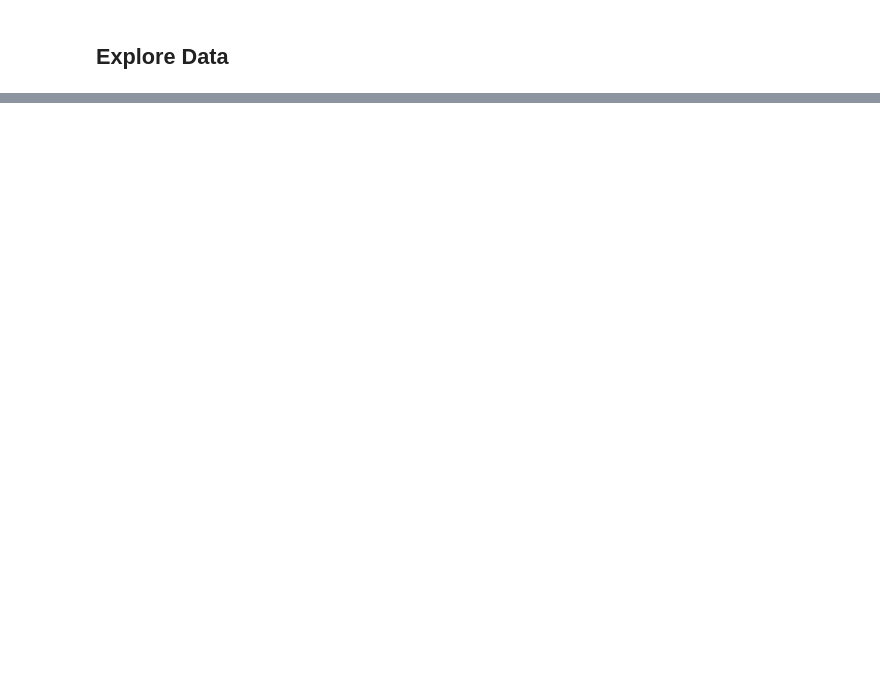
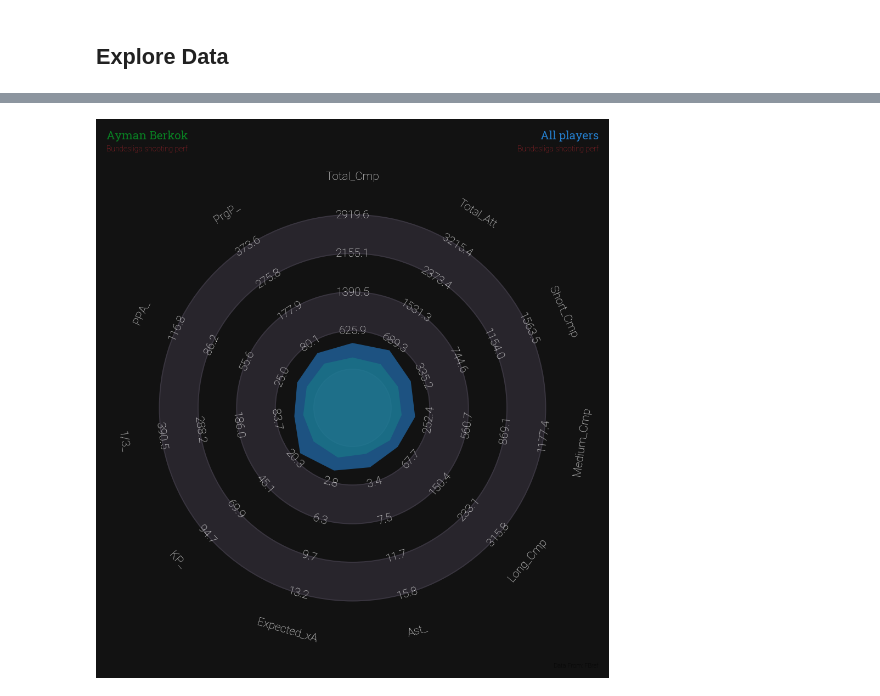
Before and after one commit to moyassinee/PlayerPerfAnalysis, a Jupyter notebook: notebooks/PlayerScouting.ipynb, the cells around one changed output, grey strips where cells are left out. Saved outputs shown, nothing was run; the diff lists cells and outputs as text; code cells hidden in the pictures; blank space fills up the shorter version.

```diff
--- a/notebooks/PlayerScouting.ipynb
+++ b/notebooks/PlayerScouting.ipynb
@@ -134,0 +102,58 @@ param_labels = radar.draw_param_labels(ax=ax, fontsize=15,
+# %%
+URL4 = 'https://raw.githubusercontent.com/googlefonts/roboto/main/src/hinted/Roboto-Thin.ttf'
+robotto_thin = FontManager(URL4)
+URL5 = ('https://raw.githubusercontent.com/google/fonts/main/apache/robotoslab/'
+    'RobotoSlab%5Bwght%5D.ttf')
+robotto_bold = FontManager(URL5)
+params = ayman_passing_df.columns.tolist()
+
+
+min_range = all_passing_radar_temp[params].min().tolist()
+max_range = all_passing_radar_temp[params].max().tolist()
+
+
+padding = 0.05  # 5%
+
+min_range = [
+    m - padding * (M - m) for m, M in zip(min_range, max_range)
+]
+max_range = [
+    M + padding * (M - m) for m, M in zip(min_range, max_range)
+]
+
+player1_values = ayman_passing_df.loc[0].values.tolist()
+player2_values = all_passing_radar_df.loc[0].values.tolist()
+
+radar = Radar(params, min_range, max_range)
+fig, axs = grid(figheight=10, grid_height=0.915, title_height=0.06, endnote_height=0.025,
+                title_space=0, endnote_space=0, grid_key='radar', axis=False)
+
+# plot the radar
+radar.setup_axis(ax=axs['radar'], facecolor='None')
+
+rings_inner = radar.draw_circles(ax=axs['radar'],facecolor='#28252c', edgecolor='#39353f', lw=1.5)  # draw circles
+radar_output = radar.draw_radar_compare(player1_values, player2_values, ax=axs['radar'],
+                                        kwargs_radar={'facecolor': "#098023", 'alpha': 0.6},
+                                        kwargs_compare={'facecolor': "#257ecc", 'alpha': 0.6})
+radar_poly, radar_poly2, vertices1, vertices2 = radar_output
+range_labels = radar.draw_range_labels(ax=axs['radar'], fontsize=15, color='#fcfcfc',
+                                    fontproperties=robotto_thin.prop)
+param_labels = radar.draw_param_labels(ax=axs['radar'], fontsize=15, color='#fcfcfc',
+                                    fontproperties=robotto_thin.prop)
+
+endnote_text = axs['endnote'].text(0.99, 0.5, 'Data From: FBref', fontsize=8,
+                                fontproperties=robotto_thin.prop, ha='right', va='center')
+title1_text = axs['title'].text(0.01, 0.65, 'Ayman Berkok', fontsize=15,
+                                fontproperties=robotto_bold.prop, ha='left', va='center', color= "#098023")
+title2_text = axs['title'].text(0.01, 0.25, 'Bundesliga shooting perf', fontsize=10,
+                                fontproperties=robotto_thin.prop,
+                                ha='left', va='center', color='#B6282F')
+title3_text = axs['title'].text(0.99, 0.65, 'All players', fontsize=15,
+                                fontproperties=robotto_bold.prop, ha='right', va='center', color= "#257ecc")
+title4_text = axs['title'].text(0.99, 0.25, 'Bundesliga shooting perf', fontsize=10,
+                                fontproperties=robotto_thin.prop,
+                                ha='right', va='center', color='#B6282F')
+
+fig.set_facecolor('#121212')
+# %% [output]
+[figure, added]
```
Also changed, not shown: parts of 10 cells of this notebook, 3 other files.
